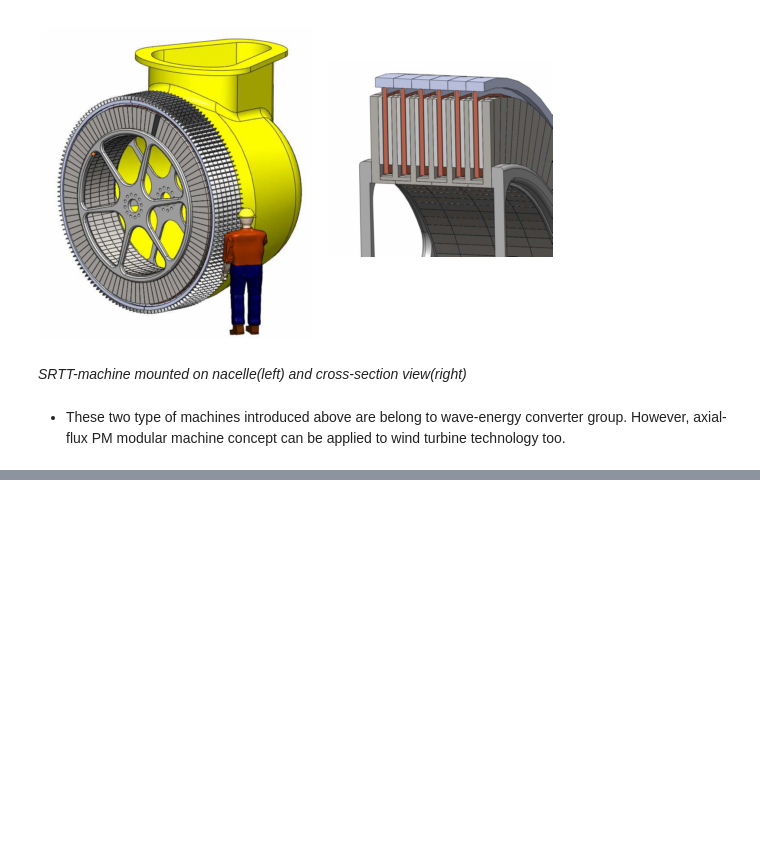
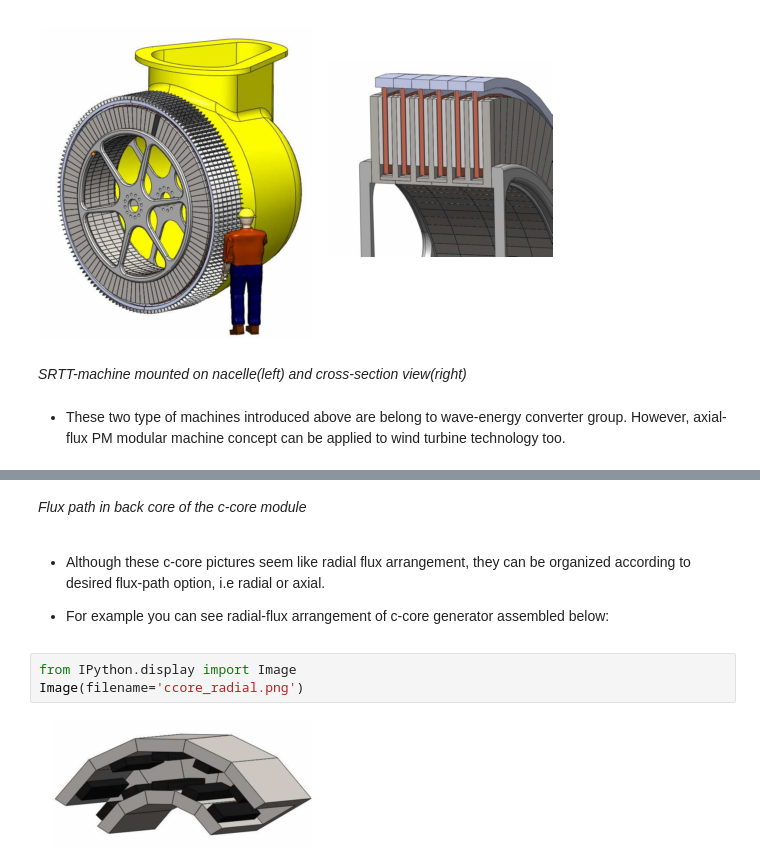
Before and after one commit to aydinbaskaya/MS_Thesis, a Jupyter notebook: Modular Generators/Documents/Direct-drive wind turbines .ipynb, the cells around one changed output, grey strips where cells are left out. Drawn from its saved outputs; the diff is of its cells as text; blank space fills up the shorter version.

```diff
--- a/Modular Generators/Documents/Direct-drive wind turbines .ipynb
+++ b/Modular Generators/Documents/Direct-drive wind turbines .ipynb
@@ -449,0 +468,11 @@ Image(filename='srtt.png')
+# %% [markdown]
+*Flux path in back core of the c-core module*
+# %% [markdown]
+* Although these c-core pictures seem like radial flux arrangement, they can be organized according to desired flux-path option, i.e radial or axial.
+
+* For example you can see radial-flux arrangement of c-core generator assembled below:
+# %%
+from IPython.display import Image
+Image(filename='ccore_radial.png')
+# %% [output]
+[figure, added]
```
Also changed, not shown: parts of 8 cells of this notebook.
